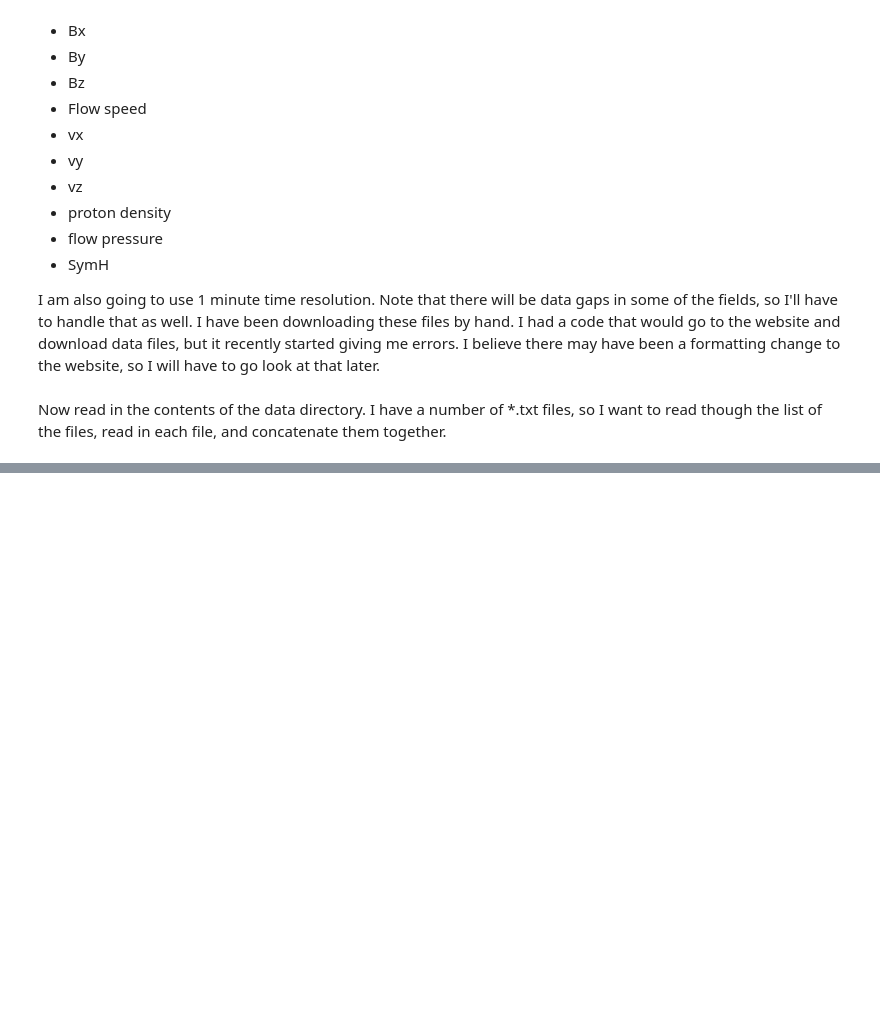
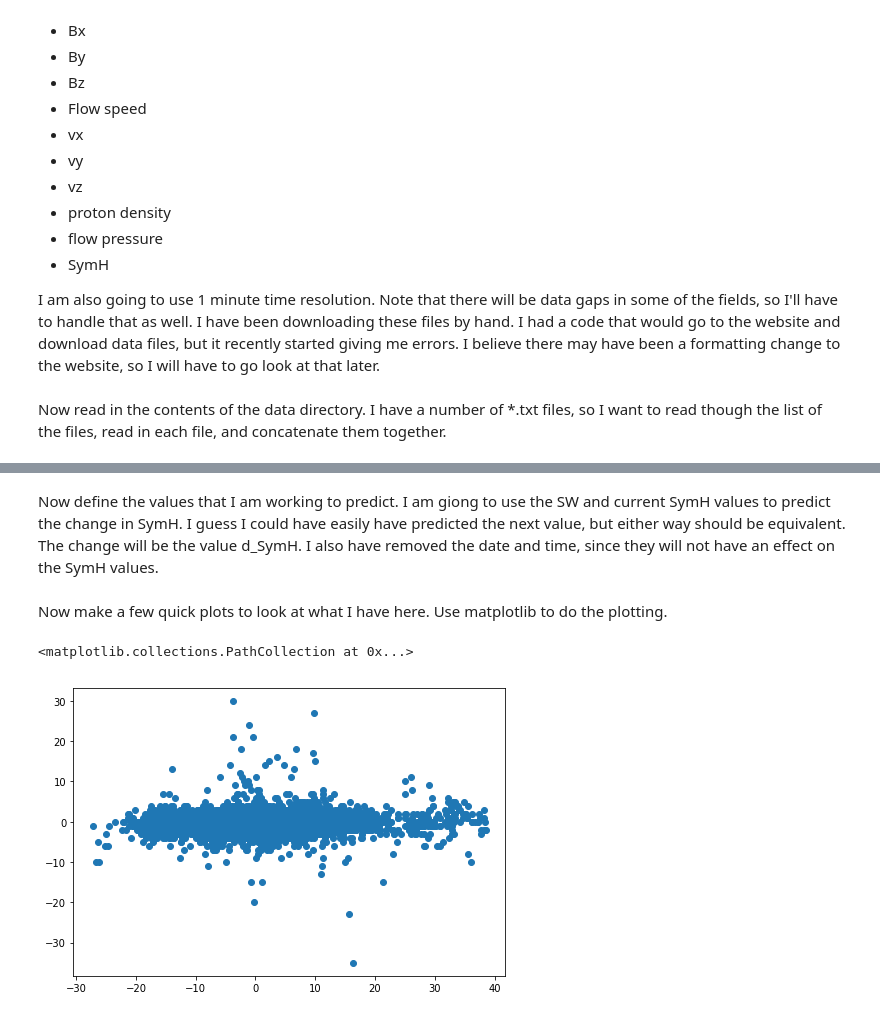
Before and after one commit to philvalek/d_symH, a Jupyter notebook: code/ml_dsymh.ipynb, the cells around one changed output, grey strips where cells are left out. Drawn from its saved outputs; the diff is of its cells as text; code cells hidden in the pictures; blank space fills up the shorter version.

Commit message:
worked with the data, but 1 minute data to fine resolution

```diff
--- a/code/ml_dsymh.ipynb
+++ b/code/ml_dsymh.ipynb
@@ -45,0 +49,6 @@ Now that we have the data read in, we will need to handle the bad data. These wi
+# %%
+data = data.where((data['flow_speed']!=99999.9) &
+                  (data['bx']!=9999.99) &
+                  (data['vx']!=9999.99) &
+                  (data['H_den']!=999.99) &
+                  (data['SymH']!=99999))
@@ -45,0 +58,8 @@ Now that we have the data read in, we will need to handle the bad data. These wi
+# %% [markdown]
+Now define the values that I am working to predict. I am giong to use the SW and current SymH values to predict the change in SymH. I guess I could have easily have predicted the next value, but either way should be equivalent. The change will be the value d_SymH.  I also have removed the date and time, since they will not have an effect on the SymH values.
+# %%
+data['d_SymH'] = data['SymH'].shift(periods=-1) - data['SymH']
+# %%
+dd = data[data['d_SymH'].notnull()]
+# %% [markdown]
+Now make a few quick plots to look at what I have here. Use matplotlib to do the plotting.
@@ -45,0 +69,7 @@ Now that we have the data read in, we will need to handle the bad data. These wi
+# %%
+fig = plt.figure()
+ax = fig.add_axes([0,0,1,1])
+ax.scatter(dd['bz'], dd['d_SymH'])
+# %% [output]
+<matplotlib.collections.PathCollection at 0x...>
+[figure, added]
```
Also changed, not shown: parts of 18 cells of this notebook.
